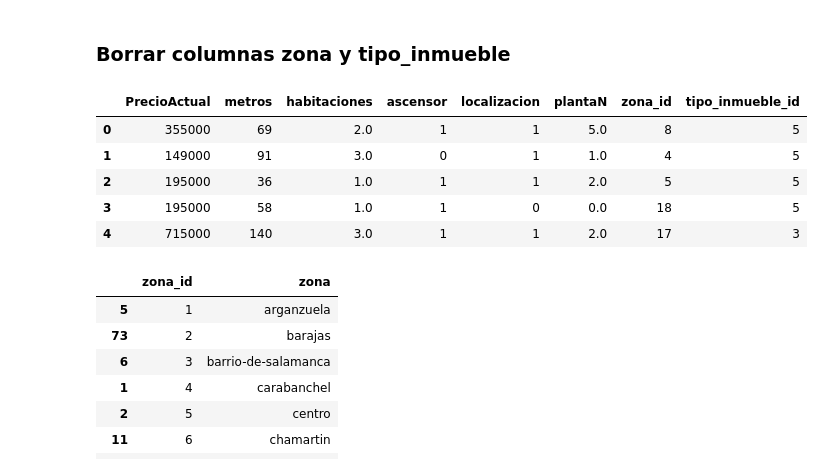
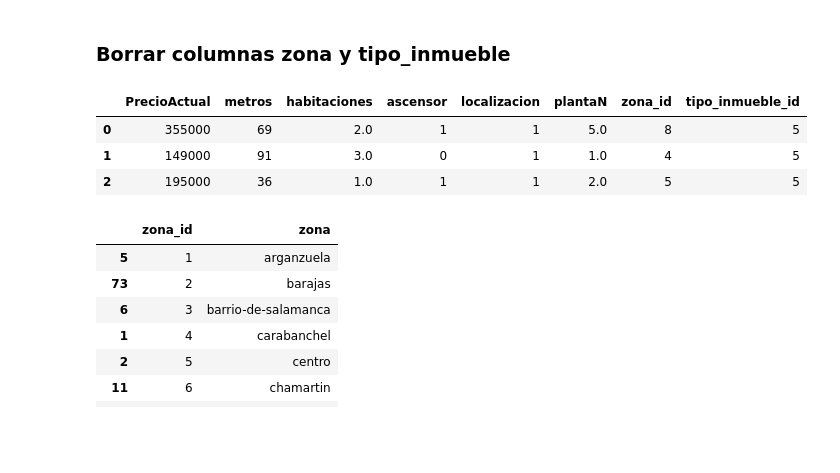
Before and after one commit to Bootcamp-IA-P6/ia-regression-project-team-2, a Jupyter notebook: data_madrid/dataClean.ipynb, the cells around one changed output. Saved outputs shown, nothing was run; the diff lists cells and outputs as text; code cells hidden in the pictures; blank space fills up the shorter version.

```diff
--- a/data_madrid/dataClean.ipynb
+++ b/data_madrid/dataClean.ipynb
@@ -26,7 +26,7 @@ sns.set_style("whitegrid")
 plt.rcParams['figure.figsize'] = (10, 6)
 
 # Carga dataset principal
-df = pd.read_csv('/data_madrid/dataset-copy.csv', sep=',')
+df = pd.read_csv('../data_madrid/dataset-copy.csv', sep=',')
 # Aseguramos que sea DataFrame
 df = pd.DataFrame(df)
 # Configurar pandas para mostrar todas las columnas
@@ -608,5 +599,5 @@ df_tipo_inmuebles['prestigio'] = df_tipo_inmuebles['tipo_inmueble_id'].map(impor
 # %%
-df_clean['tipo_inmueble_prestigio'] = df_clean['tipo_inmueble_id'].map(importancia_map).fillna(2)
+# df_clean['tipo_inmueble_prestigio'] = df_clean['tipo_inmueble_id'].map(importancia_map).fillna(2)
 # %%
 df_clean.info()
 # %% [output]
@@ -725,14 +716,12 @@ plt.show()
 # %%
 df_clean.drop(['zona', 'tipo_inmueble'], axis=1, inplace=True)
 # %%
-df_clean.head(5)
+df_clean.head(3)
 # %% [output]
 |  | PrecioActual | metros | habitaciones | ascensor | localizacion | plantaN | zona_id | tipo_inmueble_id |
 | 0 | 355000 | 69 | 2.0 | 1 | 1 | 5.0 | 8 | 5 |
 | 1 | 149000 | 91 | 3.0 | 0 | 1 | 1.0 | 4 | 5 |
 | 2 | 195000 | 36 | 1.0 | 1 | 1 | 2.0 | 5 | 5 |
-| 3 | 195000 | 58 | 1.0 | 1 | 0 | 0.0 | 18 | 5 |
-| 4 | 715000 | 140 | 3.0 | 1 | 1 | 2.0 | 17 | 3 |
 # %%
 df_zonas
 # %% [output]
```
Also changed, not shown: parts of 23 cells of this notebook, 4 other files.
